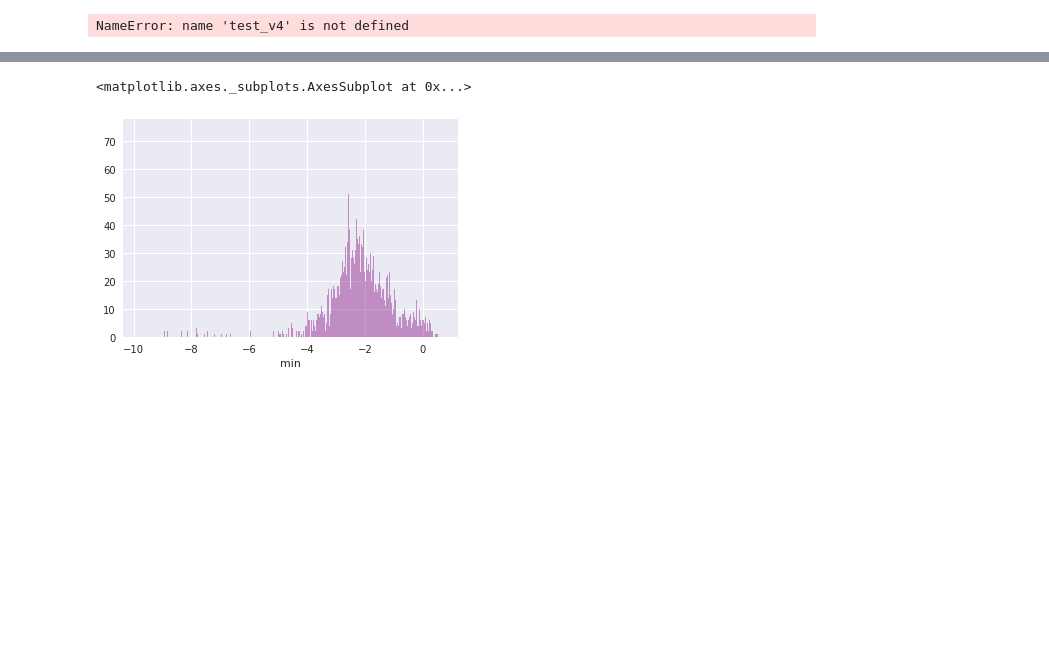
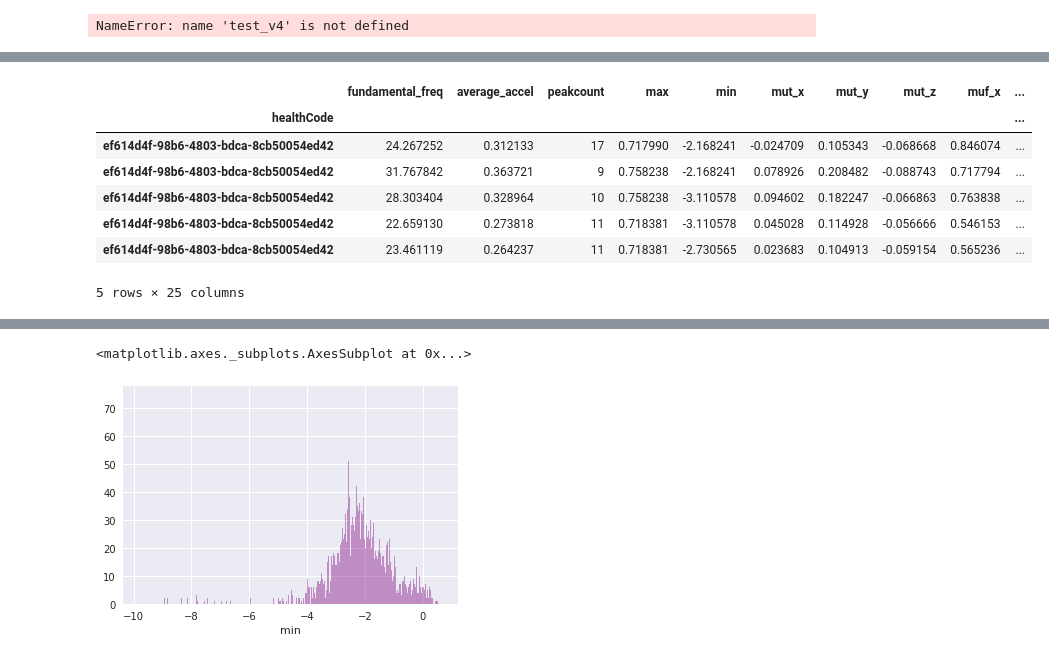
Before and after one commit to AshleyLab/MHC-Gait-Cluster, a Jupyter notebook: MHC-Gait.ipynb, the cells around one changed output, grey strips where cells are left out. Cells and saved outputs as stored; diff of their text form; code cells hidden in the pictures; blank space fills up the shorter version.

```diff
--- a/MHC-Gait.ipynb
+++ b/MHC-Gait.ipynb
@@ -670,3 +718,14 @@ everything = everything[everything.weight > 80]
 
 # this dataframe doesn't have demographic data
 everything_no_demog = everything.drop(columns=['sex', 'currentAge', 'weight', 'height'])
+# %%
+everything_no_demog.head()
+# %% [output]
+|  | fundamental_freq | average_accel | peakcount | max | min | mut_x | mut_y | mut_z | muf_x | ... |
+| healthCode |  |  |  |  |  |  |  |  |  | ... |
+| ef614d4f-98b6-4803-bdca-8cb50054ed42 | 24.267252 | 0.312133 | 17 | 0.717990 | -2.168241 | -0.024709 | 0.105343 | -0.068668 | 0.846074 | ... |
+| ef614d4f-98b6-4803-bdca-8cb50054ed42 | 31.767842 | 0.363721 | 9 | 0.758238 | -2.168241 | 0.078926 | 0.208482 | -0.088743 | 0.717794 | ... |
+| ef614d4f-98b6-4803-bdca-8cb50054ed42 | 28.303404 | 0.328964 | 10 | 0.758238 | -3.110578 | 0.094602 | 0.182247 | -0.066863 | 0.763838 | ... |
+| ef614d4f-98b6-4803-bdca-8cb50054ed42 | 22.659130 | 0.273818 | 11 | 0.718381 | -3.110578 | 0.045028 | 0.114928 | -0.056666 | 0.546153 | ... |
+| ef614d4f-98b6-4803-bdca-8cb50054ed42 | 23.461119 | 0.264237 | 11 | 0.718381 | -2.730565 | 0.023683 | 0.104913 | -0.059154 | 0.565236 | ... |
+5 rows × 25 columns
```
Also changed, not shown: parts of 70 cells of this notebook, 16 other files.
